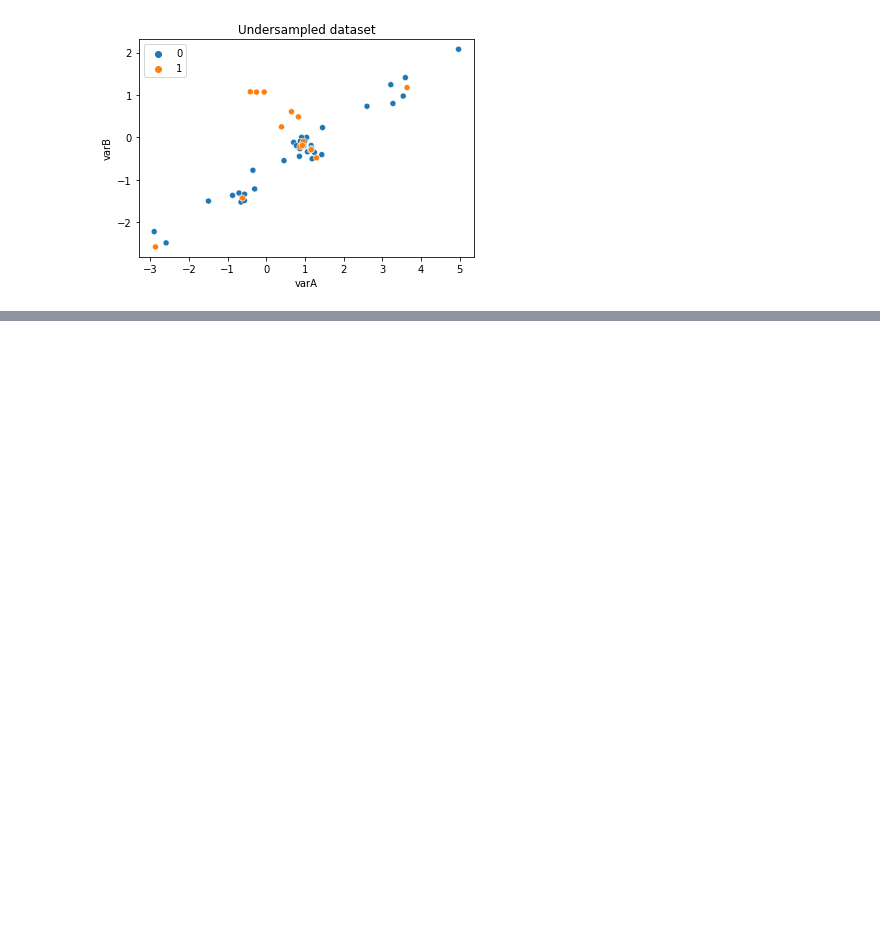
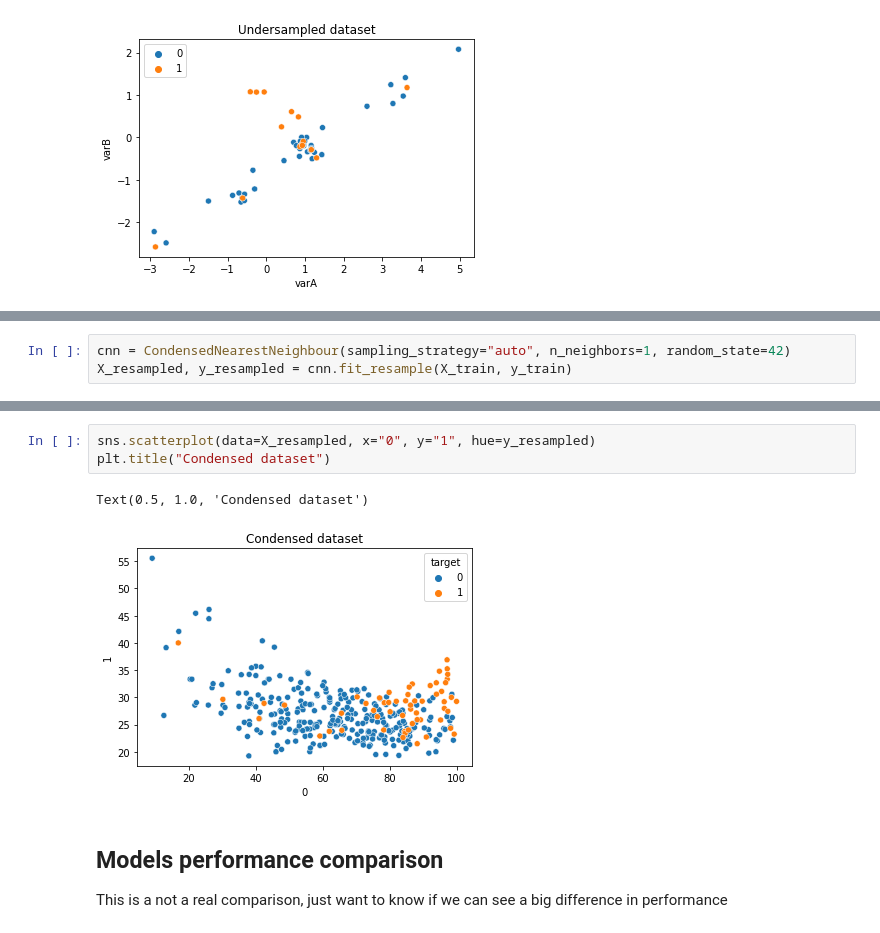
Before and after one commit to chsafouane/imbalanced_data_methods_test, a Jupyter notebook: Code/course_code_along/section_3_undersampling/condensed_nearest_neighbours.ipynb, the cells around one changed output, grey strips where cells are left out. Cells and saved outputs as stored; diff of their text form; blank space fills up the shorter version.

```diff
--- a/Code/course_code_along/section_3_undersampling/condensed_nearest_neighbours.ipynb
+++ b/Code/course_code_along/section_3_undersampling/condensed_nearest_neighbours.ipynb
@@ -121,0 +160,3 @@ Text(0.5, 1.0, 'Undersampled dataset')
+# %%
+cnn = CondensedNearestNeighbour(sampling_strategy="auto", n_neighbors=1, random_state=42)
+X_resampled, y_resampled = cnn.fit_resample(X_train, y_train)
@@ -121,0 +191,9 @@ Text(0.5, 1.0, 'Undersampled dataset')
+# %%
+sns.scatterplot(data=X_resampled, x="0", y="1", hue=y_resampled)
+plt.title("Condensed dataset")
+# %% [output]
+Text(0.5, 1.0, 'Condensed dataset')
+[figure, added]
+# %% [markdown]
+## Models performance comparison
+This is a not a real comparison, just want to know if we can see a big difference in performance
```
Also changed, not shown: parts of 12 cells of this notebook.
